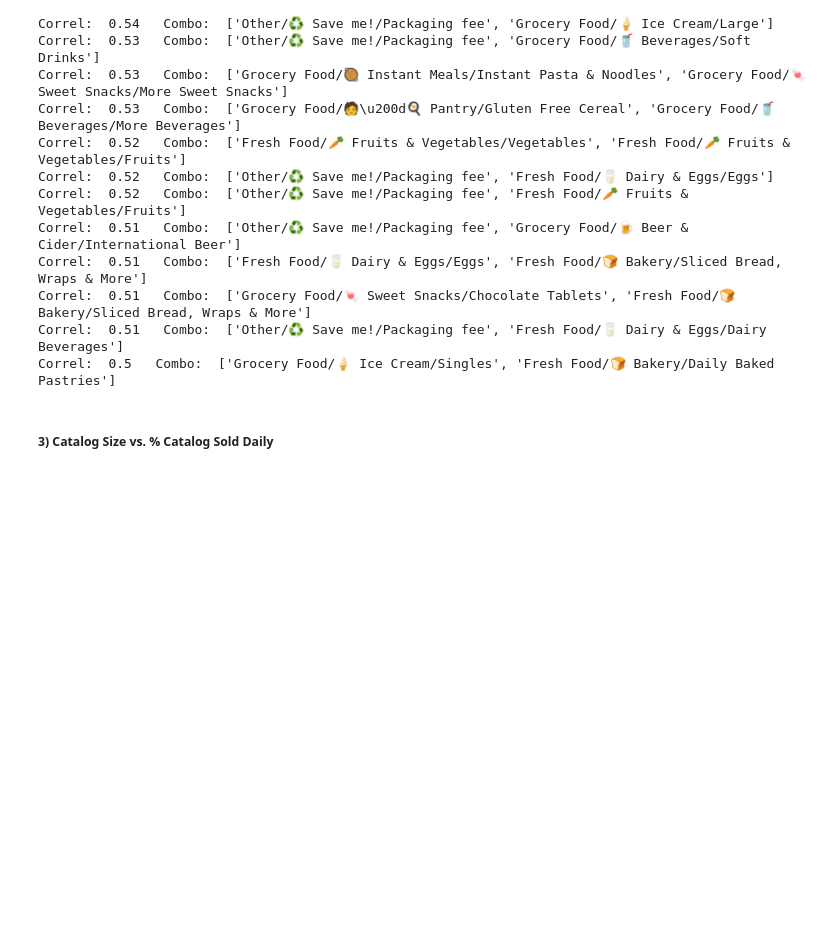
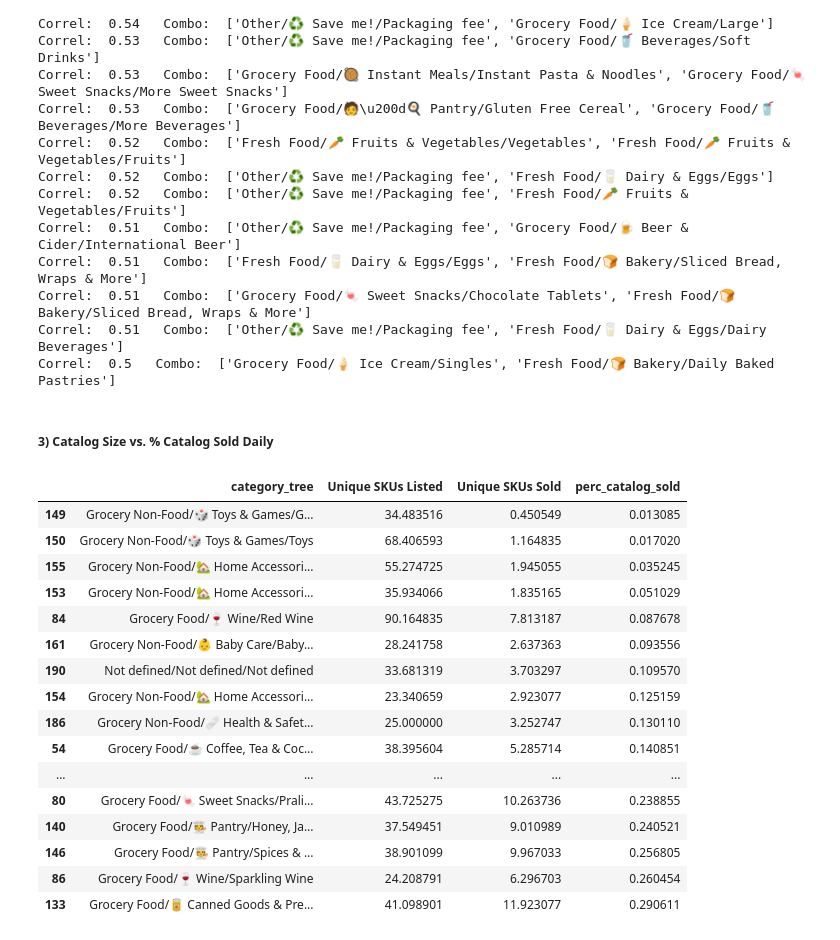
Before and after one commit to jsamu1994/data-challenge-jan-2024, a Jupyter notebook: python_files/exploring_dataset_1.ipynb, the cells around one changed output. Saved outputs shown, nothing was run; the diff lists cells and outputs as text; code cells hidden in the pictures; blank space fills up the shorter version.

```diff
--- a/python_files/exploring_dataset_1.ipynb
+++ b/python_files/exploring_dataset_1.ipynb
@@ -105,4 +105,29 @@ Correl:  0.51   Combo:  ['Other/♻️ Save me!/Packaging fee', 'Fresh Food/🥛
 Correl:  0.5   Combo:  ['Grocery Food/🍦 Ice Cream/Singles', 'Fresh Food/🍞 Bakery/Daily Baked Pastries']
 # %% [markdown]
 ##### 3) Catalog Size vs. % Catalog Sold Daily
+# %%
+df_catalog = df1[["Time","category_tree","Unique SKUs Listed","Unique SKUs Sold"]].copy()
+df_catalog["perc_catalog_sold"] = df_catalog["Unique SKUs Sold"] / df_catalog["Unique SKUs Listed"]
+
+df_catalog_grouped = df_catalog[df_catalog.columns[1:]].groupby("category_tree").mean().reset_index()
+df_catalog_grouped = df_catalog_grouped.sort_values("perc_catalog_sold", ascending=True)
+df_catalog_grouped[df_catalog_grouped["Unique SKUs Listed"] > 20].head(20)
+# %% [output]
+|  | category_tree | Unique SKUs Listed | Unique SKUs Sold | perc_catalog_sold |
+| 149 | Grocery Non-Food/🎲 Toys & Games/G... | 34.483516 | 0.450549 | 0.013085 |
+| 150 | Grocery Non-Food/🎲 Toys & Games/Toys | 68.406593 | 1.164835 | 0.017020 |
+| 155 | Grocery Non-Food/🏡 Home Accessori... | 55.274725 | 1.945055 | 0.035245 |
+| 153 | Grocery Non-Food/🏡 Home Accessori... | 35.934066 | 1.835165 | 0.051029 |
+| 84 | Grocery Food/🍷 Wine/Red Wine | 90.164835 | 7.813187 | 0.087678 |
+| 161 | Grocery Non-Food/👶 Baby Care/Baby... | 28.241758 | 2.637363 | 0.093556 |
+| 190 | Not defined/Not defined/Not defined | 33.681319 | 3.703297 | 0.109570 |
+| 154 | Grocery Non-Food/🏡 Home Accessori... | 23.340659 | 2.923077 | 0.125159 |
+| 186 | Grocery Non-Food/🩹 Health & Safet... | 25.000000 | 3.252747 | 0.130110 |
+| 54 | Grocery Food/☕️ Coffee, Tea & Coc... | 38.395604 | 5.285714 | 0.140851 |
+| ... | ... | ... | ... | ... |
+| 80 | Grocery Food/🍬 Sweet Snacks/Prali... | 43.725275 | 10.263736 | 0.238855 |
+| 140 | Grocery Food/🧑‍🍳 Pantry/Honey, Ja... | 37.549451 | 9.010989 | 0.240521 |
+| 146 | Grocery Food/🧑‍🍳 Pantry/Spices & ... | 38.901099 | 9.967033 | 0.256805 |
+| 86 | Grocery Food/🍷 Wine/Sparkling Wine | 24.208791 | 6.296703 | 0.260454 |
+| 133 | Grocery Food/🥫 Canned Goods & Pre... | 41.098901 | 11.923077 | 0.290611 |
 # %% [markdown]
```
Also changed, not shown: parts of 3 cells of this notebook.
